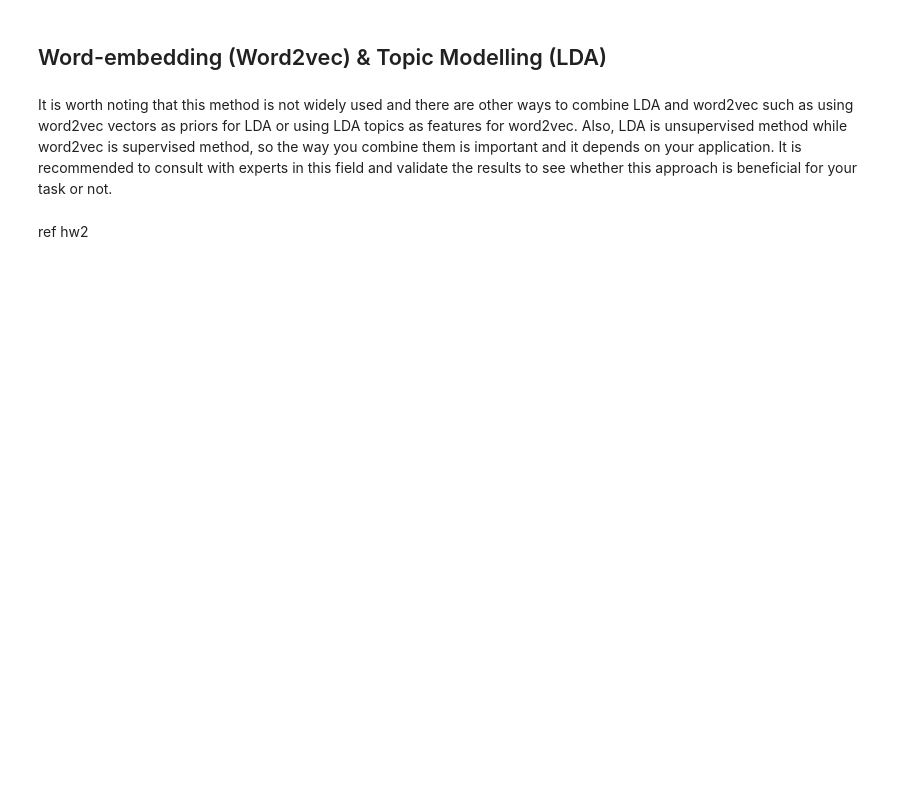
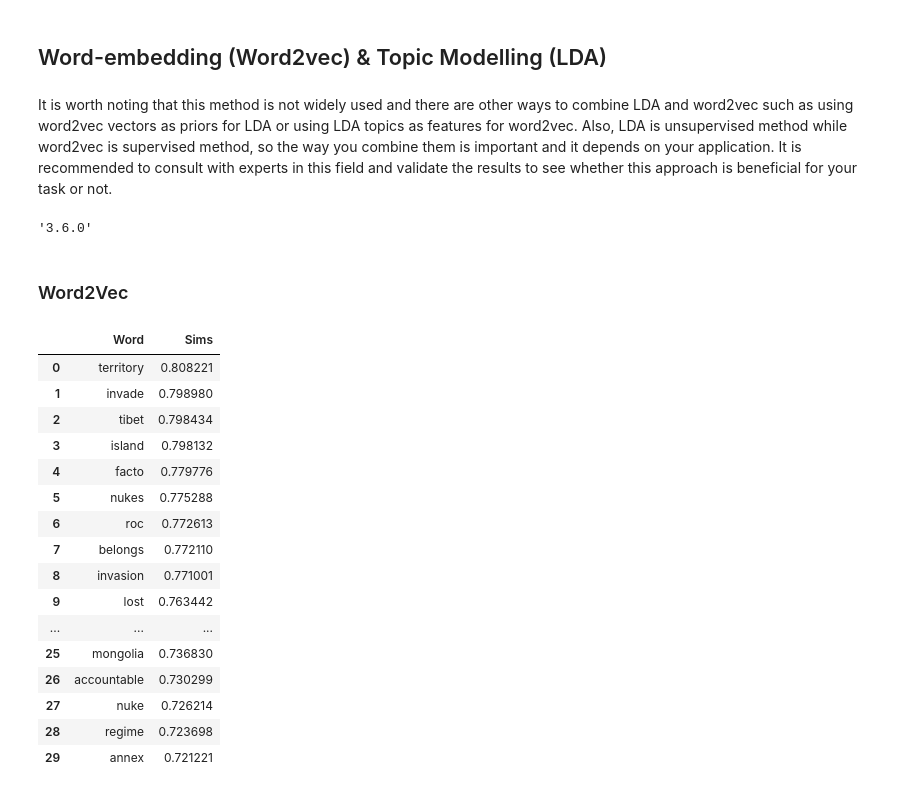
Before and after one commit to y4c6/master_thesis, a Jupyter notebook: EJMR_LDA.ipynb, the cells around one changed output. Cells and saved outputs as stored; diff of their text form; code cells hidden in the pictures; blank space fills up the shorter version.

```diff
--- a/EJMR_LDA.ipynb
+++ b/EJMR_LDA.ipynb
@@ -100,0 +115,3 @@ flatten_asian_posts = [' '.join(i).lower() for i in asian_posts]
+# %%
+df['y'] = df['Target'].apply(lambda x: 1 if x == 'china' else 0)
+df.head(3)
@@ -100,0 +169,15 @@ flatten_asian_posts = [' '.join(i).lower() for i in asian_posts]
+# %%
+## check library
+import gensim
+
+## ignore warnings
+import warnings
+warnings.filterwarnings('ignore')
+
+# # if you want to see the training messages, you can use it
+# import logging
+# logging.basicConfig(format='%(asctime)s : %(levelname)s : %(message)s', level=logging.INFO)
+
+## the input type
+df['text_tokenized'] = df['posts'].apply(lambda x: tokenize_and_remove_stopwords(preprocess_text( ' '.join(x) )))
+df[['y', 'text_tokenized']].head(3)
@@ -100,0 +189,4 @@ flatten_asian_posts = [' '.join(i).lower() for i in asian_posts]
+# %%
+## create the training corpus
+corpus = df['text_tokenized'].values
+corpus[0][:5]
@@ -104,5 +214,3 @@ flatten_asian_posts = [' '.join(i).lower() for i in asian_posts]
 It is worth noting that this method is not widely used and there are other ways to combine LDA and word2vec such as using word2vec vectors as priors for LDA or using LDA topics as features for word2vec.
 Also, LDA is unsupervised method while word2vec is supervised method, so the way you combine them is important and it depends on your application.
 It is recommended to consult with experts in this field and validate the results to see whether this approach is beneficial for your task or not.
-# %% [markdown]
-ref hw2
@@ -127,0 +217,4 @@ training_corpus[:3]
+# %%
+gensim.__version__
+# %% [output]
+'3.6.0'
@@ -128,5 +223,7 @@ training_corpus[:3]
+# %% [markdown]
+### Word2Vec
 # %%
-#from gensim.models import Word2Vec
+from gensim.models import Word2Vec
 
 ## setting
 vector_dim = 100
@@ -135,11 +232,30 @@ min_count = 1
 training_epochs = 20
 
 ## model
-word2vec_model = Word2Vec(sentences=training_corpus,
-                          vector_size=vector_dim, window=window_size,
-                          min_count=min_count, epochs=training_epochs)
+word2vec_model = Word2Vec(sentences=corpus, size=vector_dim) #, window=window_size, min_count=min_count, epochs=training_epochs)
 # %%
 # Get the most similar words
-word = 'happy'
-topn = 10
-word2vec_model.wv.most_similar(word, topn=topn)
+word = 'china'
+topn = 30
+w2v_china = pd.DataFrame(word2vec_model.wv.most_similar(word, topn=topn))
+w2v_china.columns = ['Word', 'Sims']
+
+w2v_china.head(30)
+# %% [output]
+|  | Word | Sims |
+| 0 | territory | 0.808221 |
+| 1 | invade | 0.798980 |
+| 2 | tibet | 0.798434 |
+| 3 | island | 0.798132 |
+| 4 | facto | 0.779776 |
+| 5 | nukes | 0.775288 |
+| 6 | roc | 0.772613 |
+| 7 | belongs | 0.772110 |
+| 8 | invasion | 0.771001 |
+| 9 | lost | 0.763442 |
+| ... | ... | ... |
+| 25 | mongolia | 0.736830 |
+| 26 | accountable | 0.730299 |
+| 27 | nuke | 0.726214 |
+| 28 | regime | 0.723698 |
+| 29 | annex | 0.721221 |
```
Also changed, not shown: parts of 32 cells of this notebook.
